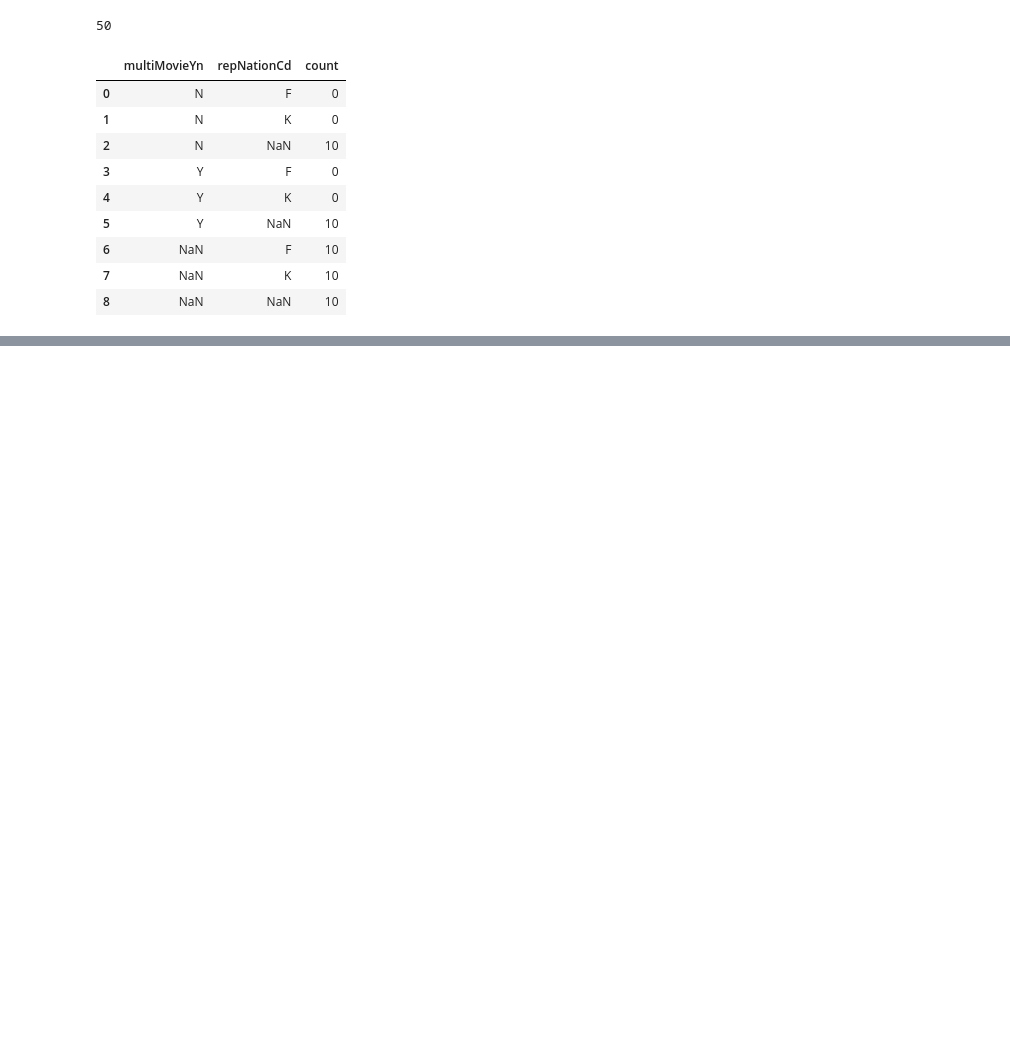
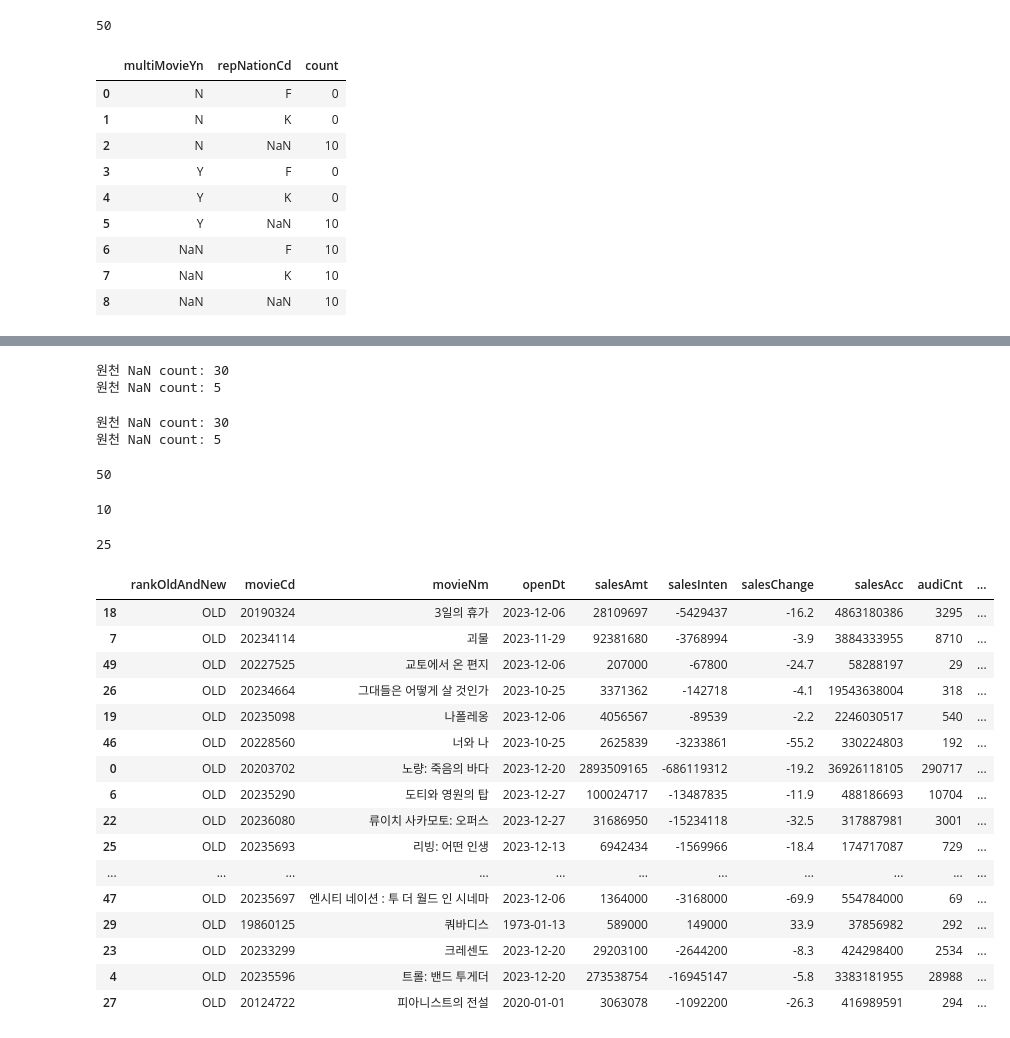
Before and after one commit to ppabam/movie, a Jupyter notebook: note/merge.ipynb, the cells around one changed output, grey strips where cells are left out. Saved outputs shown, nothing was run; the diff lists cells and outputs as text; code cells hidden in the pictures; blank space fills up the shorter version.

```diff
--- a/note/merge.ipynb
+++ b/note/merge.ipynb
@@ -42,0 +52,52 @@ df
+# %%
+c_name = 'multiMovieYn'
+filed_df_1 = fill_na_with_column(df, c_name)
+print("원천 NaN count:", df[c_name].isna().sum())
+print("원천 NaN count:", filed_df_1[c_name].isna().sum())
+# %% [output]
+원천 NaN count: 30
+원천 NaN count: 5
+# %%
+c_name = 'repNationCd'
+filed_df_2 = fill_na_with_column(filed_df_1, c_name)
+print("원천 NaN count:", filed_df_1[c_name].isna().sum())
+print("원천 NaN count:", filed_df_2[c_name].isna().sum())
+# %% [output]
+원천 NaN count: 30
+원천 NaN count: 5
+# %%
+len(filed_df_2)
+# %% [output]
+50
+# %%
+# data frame 에서 multiMovieYn, repNationCd 두 컬럼 중 하나라도 NaN 인 것 ?
+len(filed_df_2[filed_df_2[['multiMovieYn', 'repNationCd']].isna().any(axis=1)])
+# %% [output]
+10
+# %%
+df_drop = filed_df_2.drop(columns=['rnum', 'rank', 'rankInten', 'salesShare'])
+# %%
+unique_df = df_drop.drop_duplicates()
+len(unique_df)
+# %% [output]
+25
+# %%
+unique_df.sort_values(by="movieNm")
+# %% [output]
+|  | rankOldAndNew | movieCd | movieNm | openDt | salesAmt | salesInten | salesChange | salesAcc | audiCnt | ... |
+| 18 | OLD | 20190324 | 3일의 휴가 | 2023-12-06 | 28109697 | -5429437 | -16.2 | 4863180386 | 3295 | ... |
+| 7 | OLD | 20234114 | 괴물 | 2023-11-29 | 92381680 | -3768994 | -3.9 | 3884333955 | 8710 | ... |
+| 49 | OLD | 20227525 | 교토에서 온 편지 | 2023-12-06 | 207000 | -67800 | -24.7 | 58288197 | 29 | ... |
+| 26 | OLD | 20234664 | 그대들은 어떻게 살 것인가 | 2023-10-25 | 3371362 | -142718 | -4.1 | 19543638004 | 318 | ... |
+| 19 | OLD | 20235098 | 나폴레옹 | 2023-12-06 | 4056567 | -89539 | -2.2 | 2246030517 | 540 | ... |
+| 46 | OLD | 20228560 | 너와 나 | 2023-10-25 | 2625839 | -3233861 | -55.2 | 330224803 | 192 | ... |
+| 0 | OLD | 20203702 | 노량: 죽음의 바다 | 2023-12-20 | 2893509165 | -686119312 | -19.2 | 36926118105 | 290717 | ... |
+| 6 | OLD | 20235290 | 도티와 영원의 탑 | 2023-12-27 | 100024717 | -13487835 | -11.9 | 488186693 | 10704 | ... |
+| 22 | OLD | 20236080 | 류이치 사카모토: 오퍼스 | 2023-12-27 | 31686950 | -15234118 | -32.5 | 317887981 | 3001 | ... |
+| 25 | OLD | 20235693 | 리빙: 어떤 인생 | 2023-12-13 | 6942434 | -1569966 | -18.4 | 174717087 | 729 | ... |
+| ... | ... | ... | ... | ... | ... | ... | ... | ... | ... | ... |
+| 47 | OLD | 20235697 | 엔시티 네이션 : 투 더 월드 인 시네마 | 2023-12-06 | 1364000 | -3168000 | -69.9 | 554784000 | 69 | ... |
+| 29 | OLD | 19860125 | 쿼바디스 | 1973-01-13 | 589000 | 149000 | 33.9 | 37856982 | 292 | ... |
+| 23 | OLD | 20233299 | 크레센도 | 2023-12-20 | 29203100 | -2644200 | -8.3 | 424298400 | 2534 | ... |
+| 4 | OLD | 20235596 | 트롤: 밴드 투게더 | 2023-12-20 | 273538754 | -16945147 | -5.8 | 3383181955 | 28988 | ... |
+| 27 | OLD | 20124722 | 피아니스트의 전설 | 2020-01-01 | 3063078 | -1092200 | -26.3 | 416989591 | 294 | ... |
```
Also changed, not shown: parts of 5 cells of this notebook, 3 other files.
